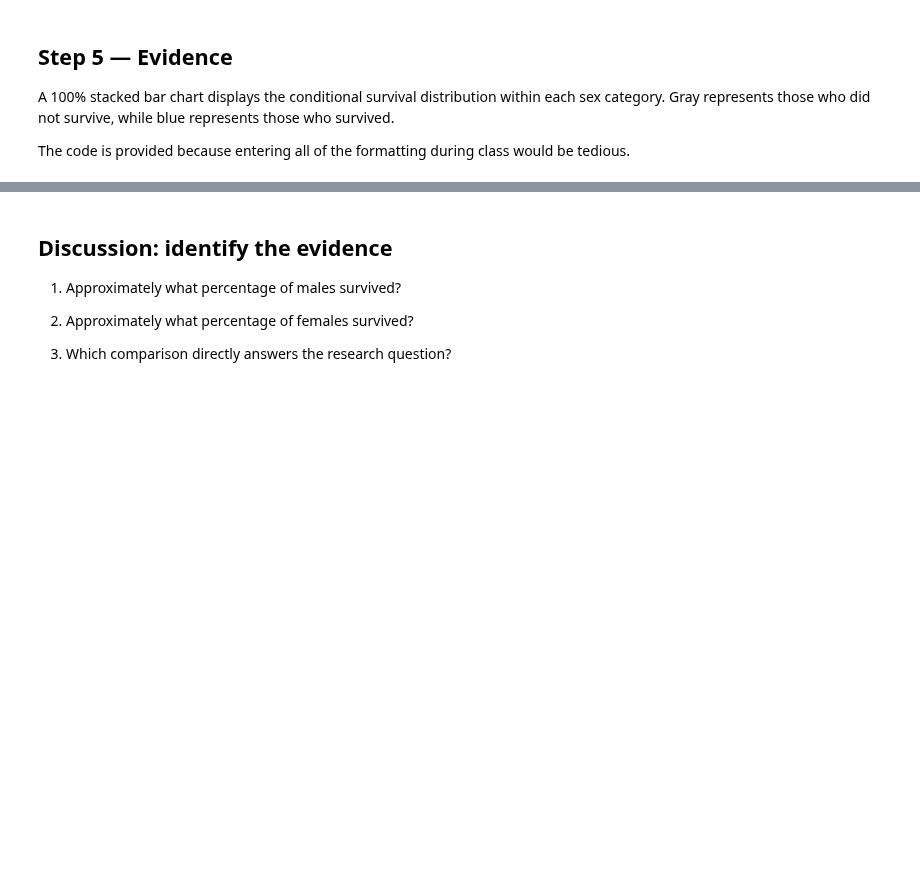
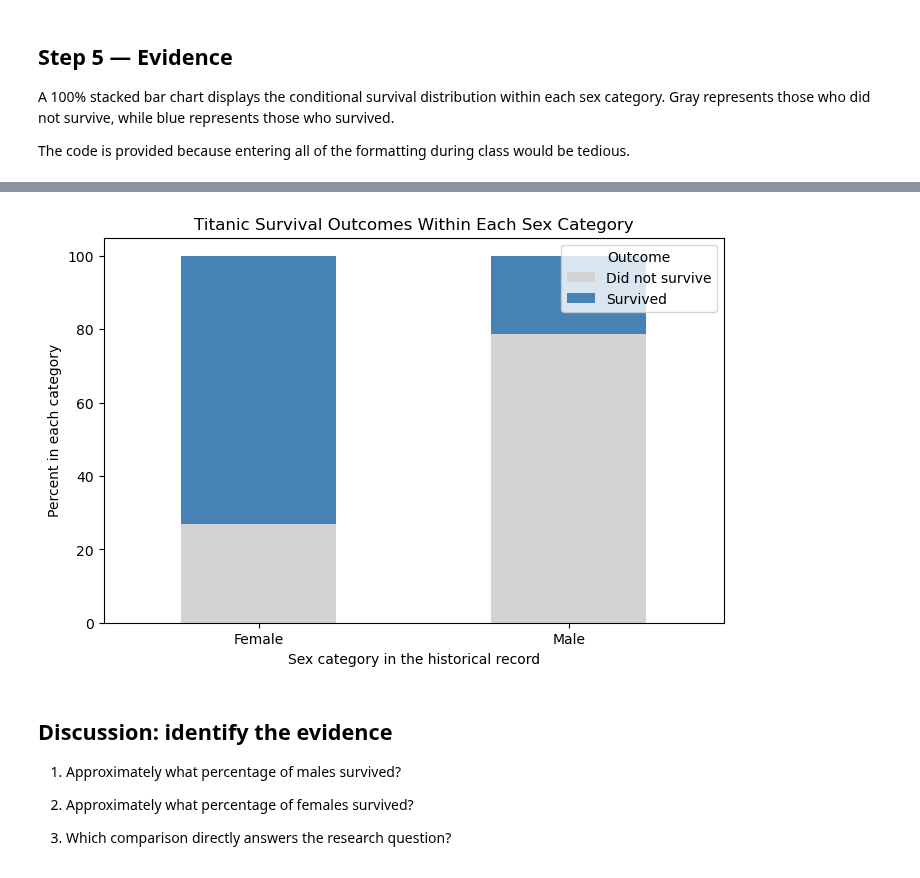
Before and after one commit to Chelsea-Myers/Data_Visualization_and_Modeling_Campus, a Jupyter notebook: week02/lecture/Lecture - Relationships Between Categorical Features.ipynb, the cells around one changed output, grey strips where cells are left out. Cells and saved outputs as stored; diff of their text form; code cells hidden in the pictures; blank space fills up the shorter version.

```diff
--- a/week02/lecture/Lecture - Relationships Between Categorical Features.ipynb
+++ b/week02/lecture/Lecture - Relationships Between Categorical Features.ipynb
@@ -148,17 +307,19 @@ The code is provided because entering all of the formatting during class would b
 # %%
-survival_within_sex[["No", "Yes"]].plot(
+pd.crosstab(titanic_df['sex'], titanic_df['survived'], normalize='index').mul(100).plot(
     kind="bar",
     stacked=True,
     color=["lightgray", "steelblue"],
     figsize=(8, 5)
 )
 
 plt.title("Titanic Survival Outcomes Within Each Sex Category")
 plt.xlabel("Sex category in the historical record")
-plt.ylabel("Percent within category")
+plt.ylabel("Percent in each category")
 plt.xticks(rotation=0)
 plt.legend(["Did not survive", "Survived"], title="Outcome")
 plt.show()
+# %% [output]
+[figure, added]
 # %% [markdown]
 ## Discussion: identify the evidence
 
```
Also changed, not shown: parts of 40 cells of this notebook, 1 other file.
